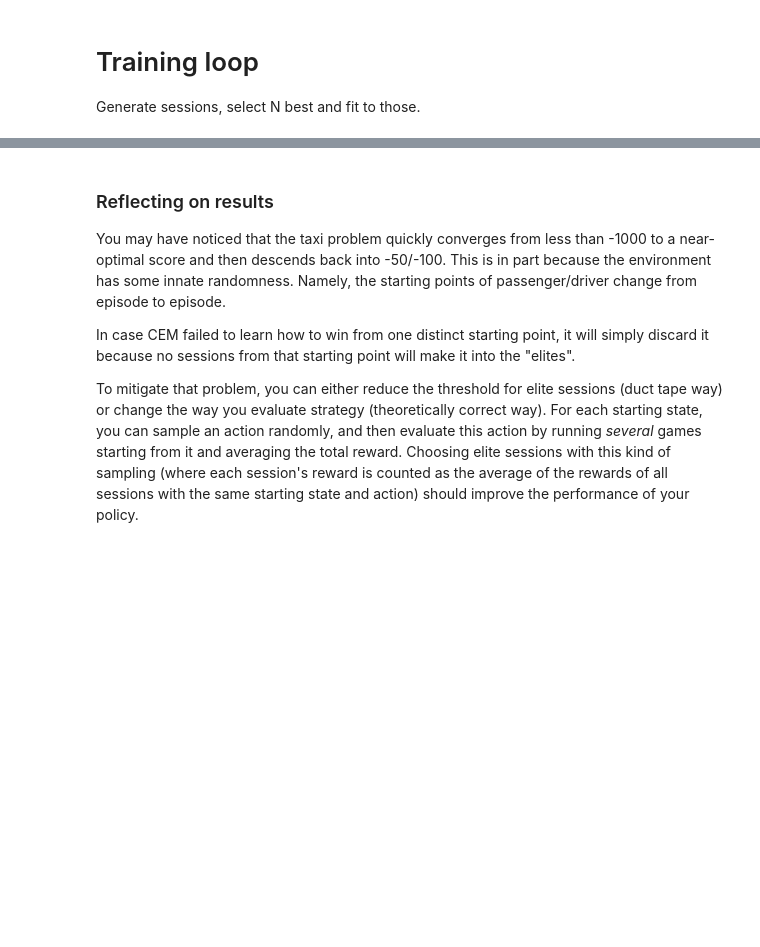
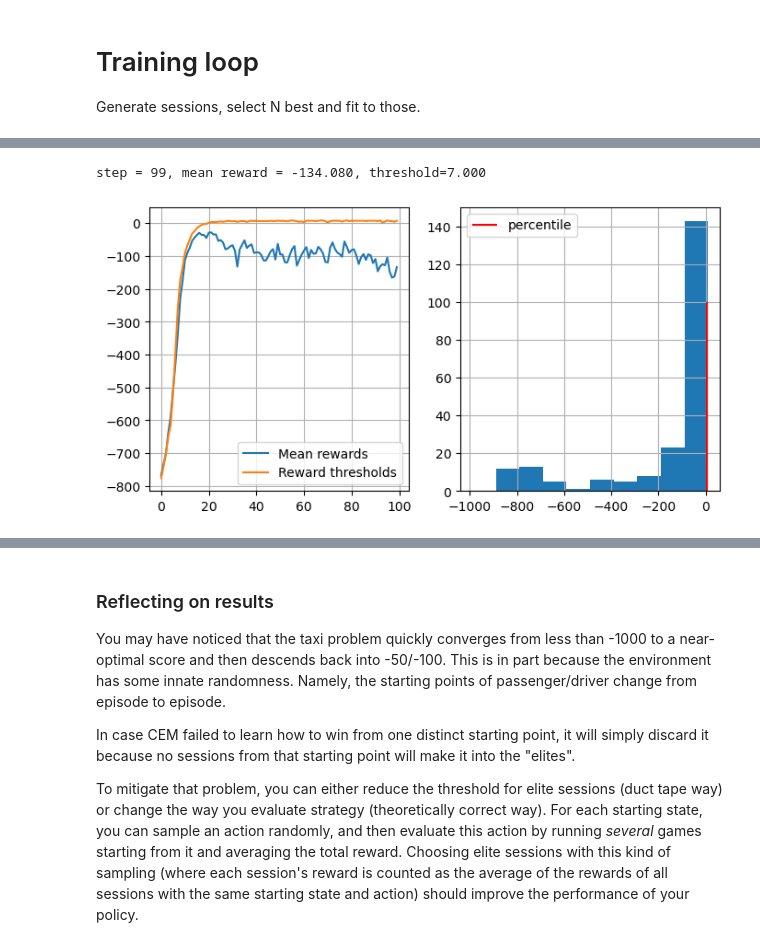
Before and after one commit to Arkadiy-Vladimirov/Practical_RL, a Jupyter notebook: week01_intro/crossentropy_method.ipynb, the cells around one changed output, grey strips where cells are left out. Saved outputs shown, nothing was run; the diff lists cells and outputs as text; code cells hidden in the pictures; blank space fills up the shorter version.

```diff
--- a/week01_intro/crossentropy_method.ipynb
+++ b/week01_intro/crossentropy_method.ipynb
@@ -314,0 +330,6 @@ mean reward = -88.884, threshold=5.000
+# %%
+# even more slight increase
+train_session(250, 60, 0.5)
+# %% [output]
+step = 99, mean reward = -134.080, threshold=7.000
+[figure, added]
```
Also changed, not shown: parts of 11 cells of this notebook, 1 other file.
